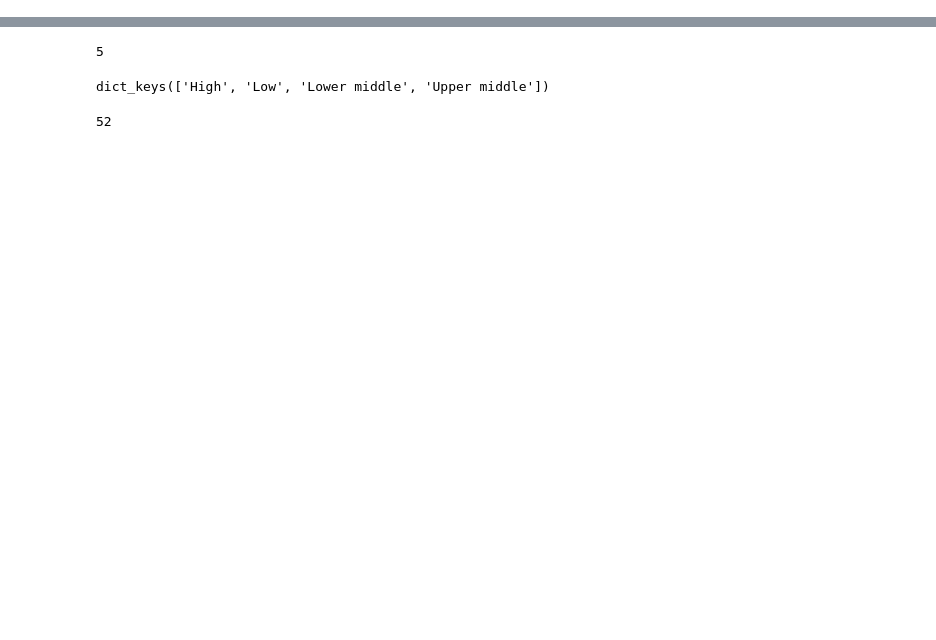
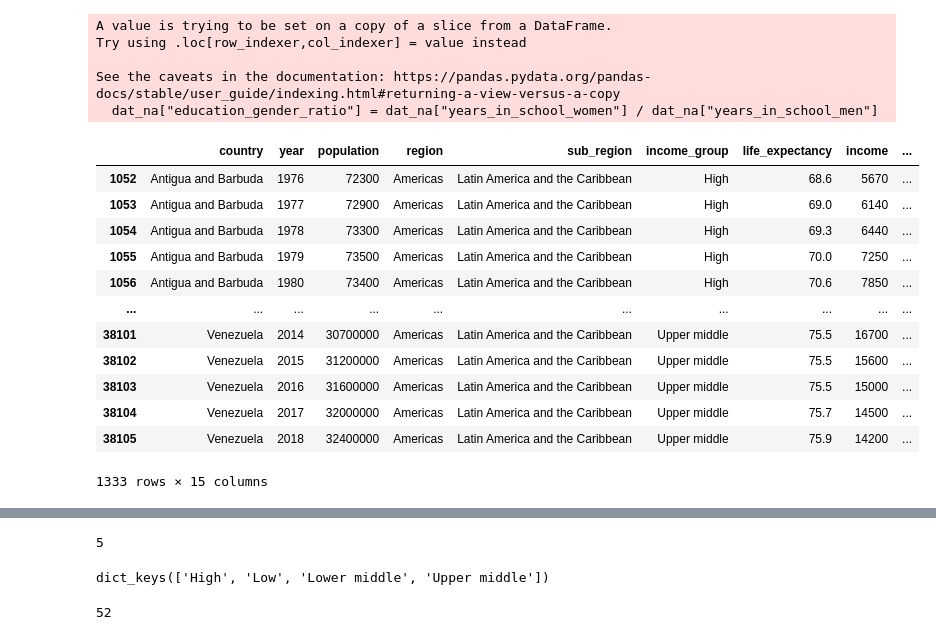
Before and after one commit to wangjc640/532-Group21, a Jupyter notebook: src/eda/eda.ipynb, the cells around one changed output, grey strips where cells are left out. Saved outputs shown, nothing was run; the diff lists cells and outputs as text; code cells hidden in the pictures; blank space fills up the shorter version.

```diff
--- a/src/eda/eda.ipynb
+++ b/src/eda/eda.ipynb
@@ -22,0 +83,23 @@ dat
+# %%
+dat_na = dat.query('region == "Americas" & year > 1975')
+dat_na["education_gender_ratio"] = dat_na["years_in_school_women"] / dat_na["years_in_school_men"]
+dat_na
+# %% [output]
+A value is trying to be set on a copy of a slice from a DataFrame.
+Try using .loc[row_indexer,col_indexer] = value instead
+
+See the caveats in the documentation: https://pandas.pydata.org/pandas-docs/stable/user_guide/indexing.html#returning-a-view-versus-a-copy
+  dat_na["education_gender_ratio"] = dat_na["years_in_school_women"] / dat_na["years_in_school_men"]
+|  | country | year | population | region | sub_region | income_group | life_expectancy | income | ... |
+| 1052 | Antigua and Barbuda | 1976 | 72300 | Americas | Latin America and the Caribbean | High | 68.6 | 5670 | ... |
+| 1053 | Antigua and Barbuda | 1977 | 72900 | Americas | Latin America and the Caribbean | High | 69.0 | 6140 | ... |
+| 1054 | Antigua and Barbuda | 1978 | 73300 | Americas | Latin America and the Caribbean | High | 69.3 | 6440 | ... |
+| 1055 | Antigua and Barbuda | 1979 | 73500 | Americas | Latin America and the Caribbean | High | 70.0 | 7250 | ... |
+| 1056 | Antigua and Barbuda | 1980 | 73400 | Americas | Latin America and the Caribbean | High | 70.6 | 7850 | ... |
+| ... | ... | ... | ... | ... | ... | ... | ... | ... | ... |
+| 38101 | Venezuela | 2014 | 30700000 | Americas | Latin America and the Caribbean | Upper middle | 75.5 | 16700 | ... |
+| 38102 | Venezuela | 2015 | 31200000 | Americas | Latin America and the Caribbean | Upper middle | 75.5 | 15600 | ... |
+| 38103 | Venezuela | 2016 | 31600000 | Americas | Latin America and the Caribbean | Upper middle | 75.5 | 15000 | ... |
+| 38104 | Venezuela | 2017 | 32000000 | Americas | Latin America and the Caribbean | Upper middle | 75.7 | 14500 | ... |
+| 38105 | Venezuela | 2018 | 32400000 | Americas | Latin America and the Caribbean | Upper middle | 75.9 | 14200 | ... |
+1333 rows × 15 columns
```
Also changed, not shown: parts of 11 cells of this notebook, 2 other files.
